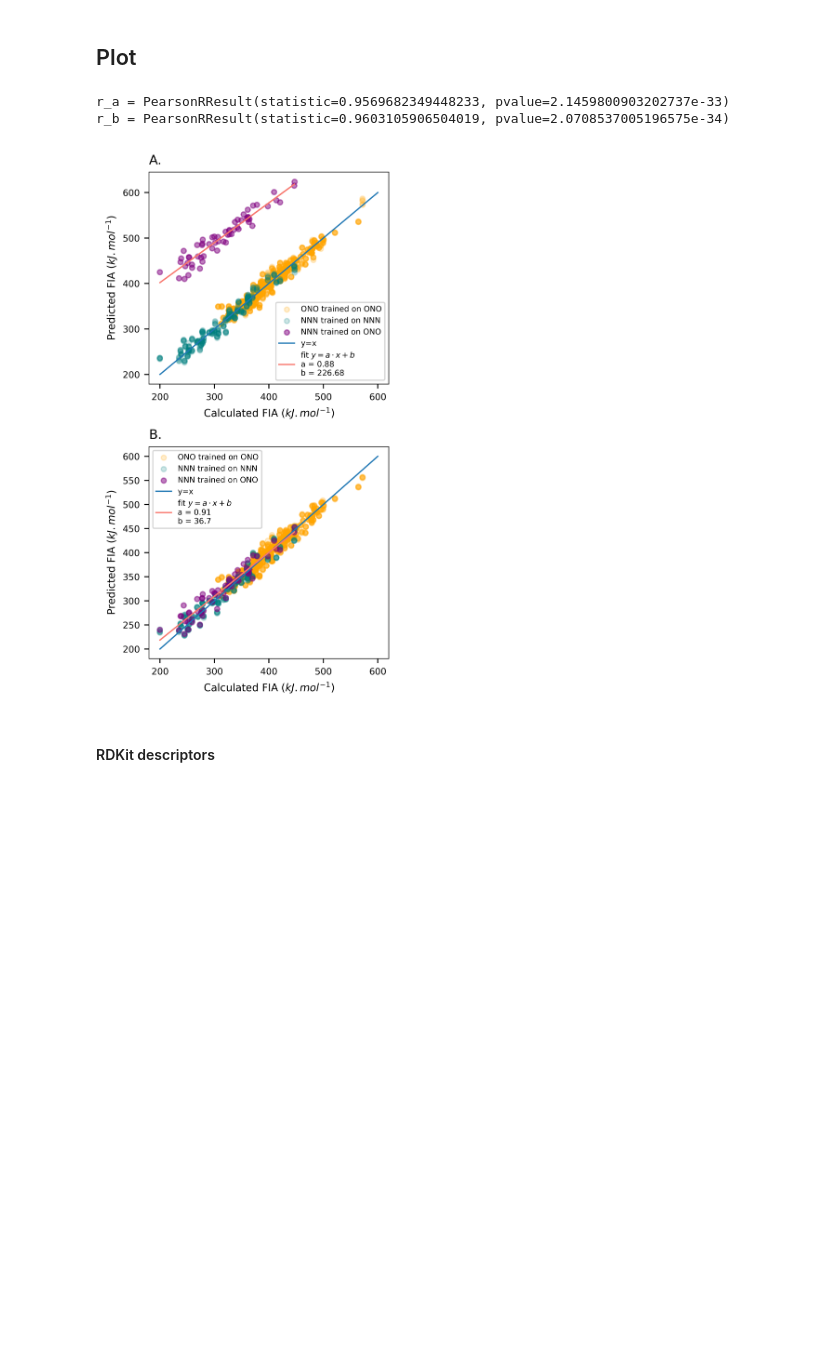
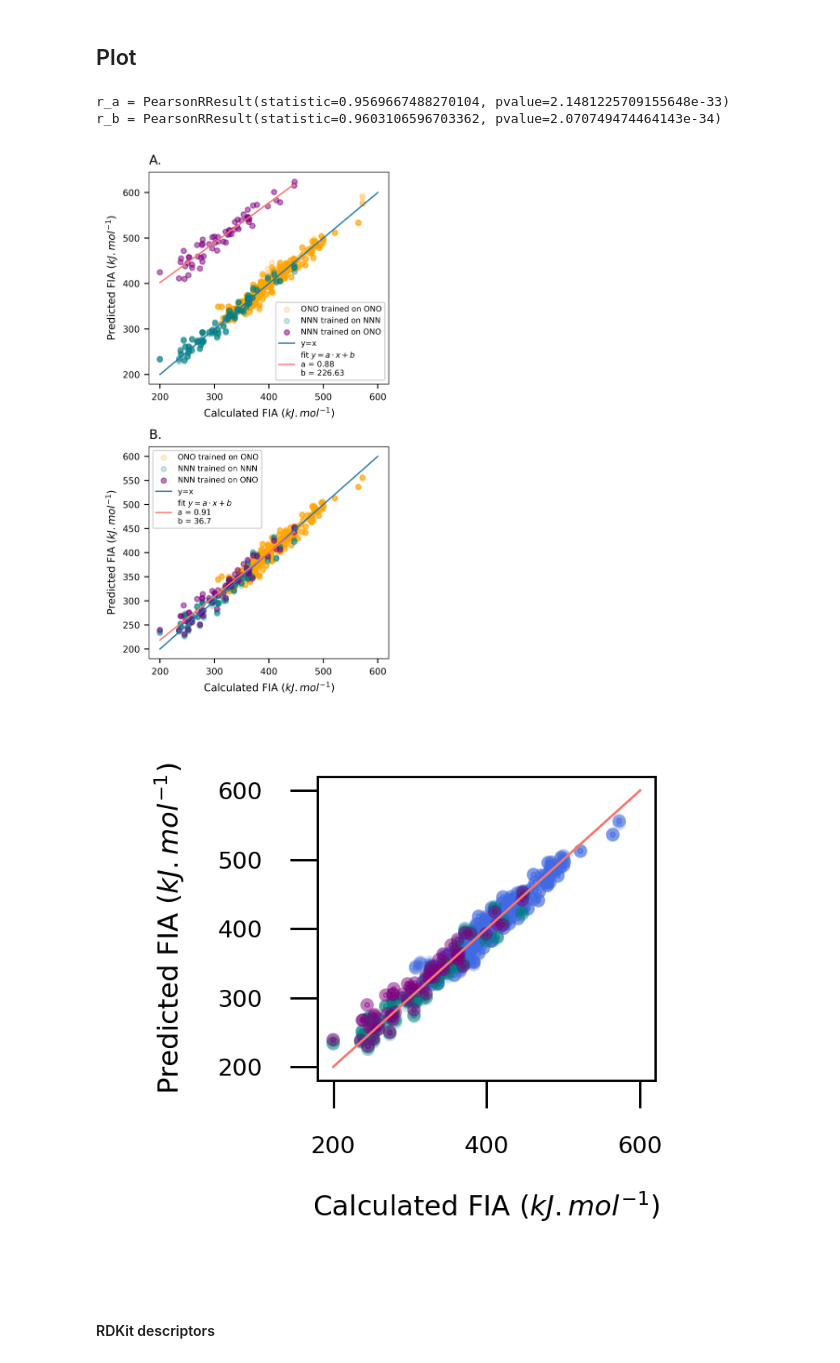
Before and after one commit to jfenogli/XAI_boron_LA, a Jupyter notebook: notebooks/Extrapolation.ipynb, the cells around one changed output. Cells and saved outputs as stored; diff of their text form; code cells hidden in the pictures; blank space fills up the shorter version.

```diff
--- a/notebooks/Extrapolation.ipynb
+++ b/notebooks/Extrapolation.ipynb
@@ -477,7 +477,7 @@ reduced_features_test = ['E', 'ES_root_dipole', 'ES_root_electronic_spatial_exte
        'NMR_shift', 'NPA_charge', 'NPA_core', 'NPA_total',
        'NPA_valence', 'VBur', 'X', 'Y', 'Z']
 # %%
-reduced_features = reduced_features
+reduced_features = reduced_features_final
 # %%
 descriptors = "quantum"
 S1 = 'ONO'
@@ -532,7 +532,7 @@ MAE ONO->NNN = 158.48
 # %% [markdown]
 ## Plot
 # %%
-model = 'Ridge'
+model = 'LR'
 descriptors = 'quantum'
 names = get_names(descriptors)
 S1 = 'ONO'
@@ -655,9 +655,46 @@ plt.show()
 
 fig.savefig(f'../results/extrapolation/extrapolation_CV_Ridge_reduced_quantum.png', facecolor = 'white', format = 'png', transparent = True, bbox_inches='tight')
 # %% [output]
-r_a = PearsonRResult(statistic=0.9569682349448233, pvalue=2.1459800903202737e-33)
-r_b = PearsonRResult(statistic=0.9603105906504019, pvalue=2.0708537005196575e-34)
+r_a = PearsonRResult(statistic=0.9569667488270104, pvalue=2.1481225709155648e-33)
+r_b = PearsonRResult(statistic=0.9603106596703362, pvalue=2.070749474464143e-34)
-[figure, old version]
+[figure, new version]
+# %%
+fig = plt.figure(figsize=(1.1,1))
+
+ax2 = plt.subplot()
+
+ax2.scatter(x=total_Y_S1_test_reduced, y=total_Y_S1_pred_test_reduced, marker = 'o', s = 0.5, c="royalblue", alpha=0.2, label =f'{S1} trained on {S1}')
+ax2.scatter(x=total_Y_S2_test_reduced, y=total_Y_S2_pred_test_reduced, marker = 'o', s = 0.5, c="teal", alpha=0.2, label=f'{S2} trained on {S2}')
+ax2.scatter(x=Y_S2, y=Y_pred_S2_train_S1_reduced,c = 'purple', marker = 'o', s = 0.5, alpha=0.5, label=f'{S2} trained on {S1}')
+#plt.scatter(x = FIA_ONO_reduced, y = FIA_ONO_reduced, s = 80, c='g')
+intervalle = np.linspace(200, 600, 100)
+ax2.plot(intervalle, intervalle, "#F8766D", label = "y=x")
+
+z = np.polyfit(Y_S2, Y_pred_S2_train_S1_reduced, 1)
+p = np.poly1d(z)
+
+#ax2.plot(Y_S2,p(Y_S2),"#F8766D", label = f"fit $y=a \cdot x+b$ \na = {round(z[0],2)} \nb = {round(z[1],2)}")
+#print('r_b =', pearsonr(Y_S2,Y_pred_S2_train_S1_reduced) )
+
+ax2.set_ylabel('Predicted FIA ($kJ.mol^{-1}$)', fontsize = 3.5)
+ax2.set_xlabel('Calculated FIA ($kJ.mol^{-1}$)', fontsize = 3.5)
+ax2.tick_params(labelsize = 3)
+for line in ax2.lines:
+	line.set_linewidth(0.3)
+for spine in ax2.spines.values():
+    spine.set_linewidth(0.3)
+ax2.tick_params(width = 0.3)
+
+#ax2.set_title('B.', loc='left', fontsize =10)
+#ax2.legend(fontsize = 3)
+
+plt.tight_layout()
+
+plt.show()
+
+fig.savefig(f'../results/extrapolation/extrapolation_CV_Ridge_reduced_quantum_small.svg', format = 'svg', transparent = True, bbox_inches='tight', dpi = 400)
+# %% [output]
+[figure, added]
 # %% [markdown]
 #### RDKit descriptors
 # %%
```
Also changed, not shown: parts of 2 cells of this notebook, 8 other files.
